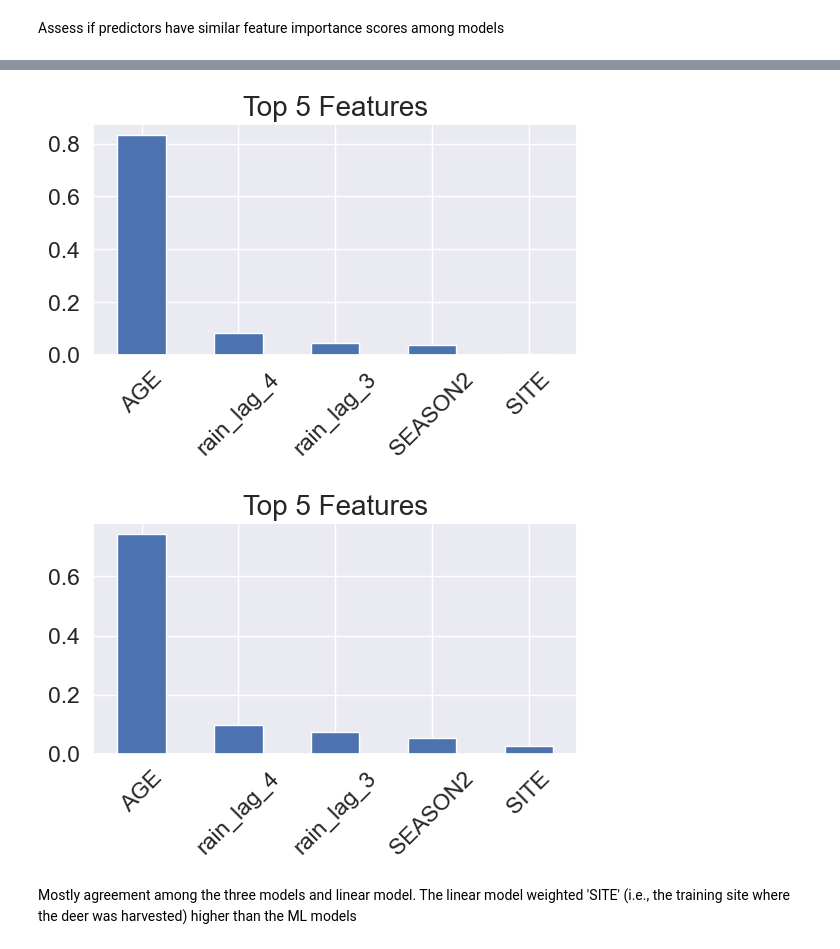
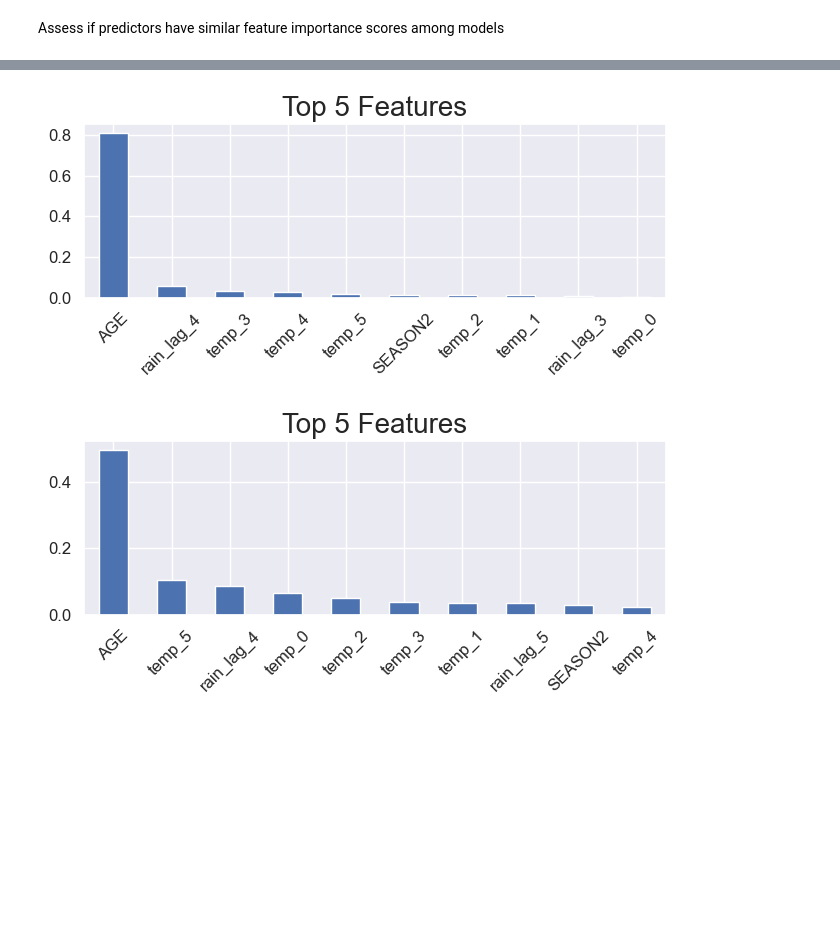
Before and after one commit to sont5413/Environmental_influences_on_deer_body_mass, a Jupyter notebook: females_only.ipynb, the cells around one changed output, grey strips where cells are left out. Drawn from its saved outputs; the diff is of its cells as text; code cells hidden in the pictures; blank space fills up the shorter version.

```diff
--- a/females_only.ipynb
+++ b/females_only.ipynb
@@ -48,13 +49,12 @@ Notice the positive, curvilinear relationship between body mass and age.  Howeve
 # %%
-data.drop(['PREFIX-ID','DATE','ID','DATE+#','a,b,etc.','DATE TAKEN','SEASON','SEASONCAT','LIVE.BM.KG',
+data.drop(['PREFIX-ID','SEX','DATE','ID','DATE+#','a,b,etc.','DATE TAKEN','SEASON','SEASONCAT','LIVE.BM.KG',
            'LIVE WEIGHT','BM.LB','POINTS.L','POINTS.R','SPREAD.IN','SPREAD.MM','BASAL.CIR.L.IN',
            'BASAL.CIR.L.MM','BASAL.CIR.R.IN','BASAL.CIR.R.MM ','BEAM.L.IN','BASAL.T.MM','BEAM.L.MM',
-           'BEAM.R.IN','BEAM.R.MM','LACTATION','NOTES','BEAM.T.MM'],axis=1, inplace=True)
+           'BEAM.R.IN','BEAM.R.MM','LACTATION','NOTES','beamtmm'],axis=1, inplace=True)
 # %%
 data['SITE'].replace(['BOWIE', 'SWIFT','MAXEY','WOLTERS'],[0, 1, 2, 3], inplace=True)
-data['SEX'].replace(['M','F'],[0, 1], inplace=True)
 # %%
-data.dropna(subset=['BM.KG','AGE'],inplace=True)
+data.dropna(subset=['bmkg','AGE'],inplace=True)
 # %%
 print("Total NaN in dataframe :" , data.isna().sum().sum())
 print("Total NaN in each column of the dataframe")
@@ -105,6 +106,6 @@ data.corr() # Looking at correlations between rain_lags.  Dropping all rain lags
 # %% [markdown]
 Kept rain lag 3 and 4 because they are the only rain lags that don't correlate highly with other rain lags
 # %%
-X = data[['AGE','SITE','SEASON2', 'rain_lag_4', 'rain_lag_3']]
-y = data['BM.KG']
+X = data[['AGE','SITE','SEASON2', 'rain_lag_4', 'rain_lag_3','rain_lag_5','temp_0','temp_1','temp_2','temp_3','temp_4','temp_5']]
+y = data['bmkg']
 # %% [markdown]
@@ -277,22 +387,24 @@ plt.show()
 # %%
 feat_importances = pd.Series(gs_gb.best_estimator_.feature_importances_, index=X.columns)
-plt.figure(figsize=(6.25, 3))
-feat_importances.nlargest(5).plot(kind='bar')
+plt.figure(figsize=(7.5, 2.25))
+feat_importances.nlargest(10).plot(kind='bar')
 titlefont = 20
 plt.title("Top 5 Features", fontdict={'fontsize':titlefont})
 plt.xticks(rotation = 45)
+plt.tick_params(axis='x', which='major', labelsize=12)
+plt.tick_params(axis='y', which='major', labelsize=12)
 plt.show()
 # %% [output]
-[figure, old version]
+[figure, new version]
 # %%
 feat_importances = pd.Series(gs_xgbr.best_estimator_.feature_importances_, index=X.columns)
-plt.figure(figsize=(6.25, 3))
-feat_importances.nlargest(5).plot(kind='bar')
+plt.figure(figsize=(7.5, 2.25))
+feat_importances.nlargest(10).plot(kind='bar')
 titlefont = 20
 plt.title("Top 5 Features", fontdict={'fontsize':titlefont})
 plt.xticks(rotation = 45)
+plt.tick_params(axis='x', which='major', labelsize=12)
+plt.tick_params(axis='y', which='major', labelsize=12)
 plt.show()
 # %% [output]
-[figure, old version]
+[figure, new version]
-# %% [markdown]
-Mostly agreement among the three models and linear model.  The linear model weighted 'SITE' (i.e., the training site where the deer was harvested) higher than the ML models
```
Also changed, not shown: parts of 24 cells of this notebook, 1 other file.
